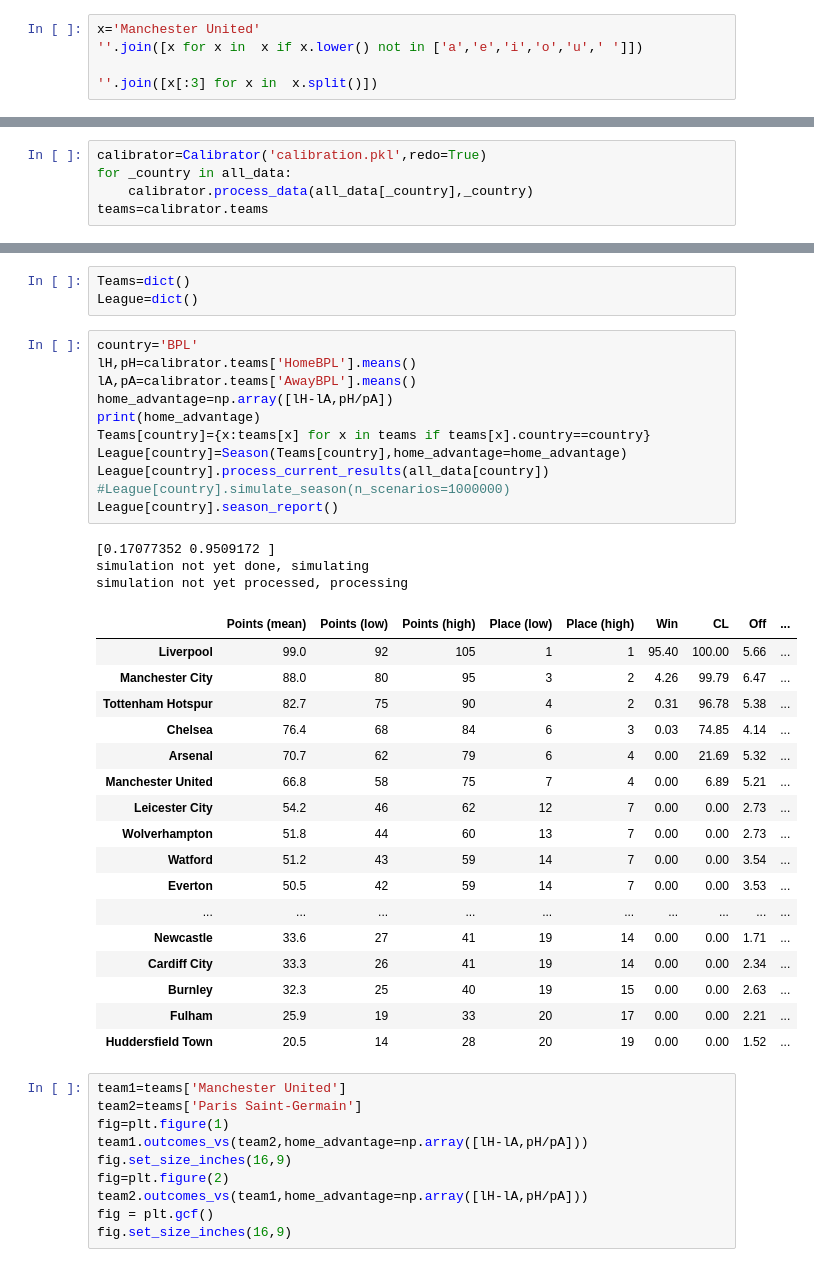
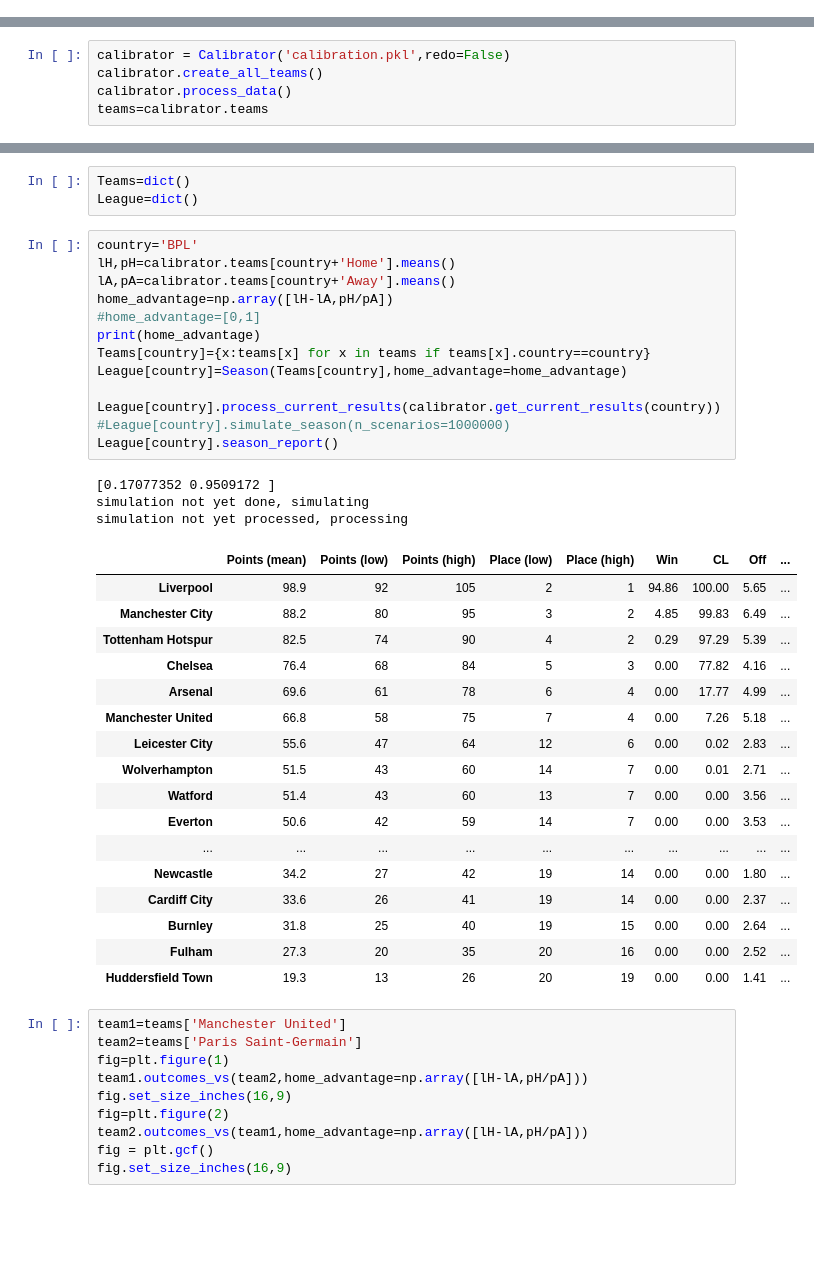
Before and after one commit to tchnvkng/football_sim, a Jupyter notebook: pl2.ipynb, the cells around one changed output, grey strips where cells are left out. Drawn from its saved outputs; the diff is of its cells as text; blank space fills up the shorter version.

```diff
--- a/pl2.ipynb
+++ b/pl2.ipynb
@@ -35,5 +9,0 @@ urls = {'EN': 'http://www.football-data.co.uk/mmz4281/1819/E0.csv',
-# %%
-x='Manchester United'
-''.join([x for x in  x if x.lower() not in ['a','e','i','o','u',' ']])
-
-''.join([x[:3] for x in  x.split()])
@@ -63,6 +10,6 @@ all_data['BPL'].tail(10)
 # %%
-calibrator=Calibrator('calibration.pkl',redo=True)
-for _country in all_data:
-    calibrator.process_data(all_data[_country],_country)
+calibrator = Calibrator('calibration.pkl',redo=False)
+calibrator.create_all_teams()
+calibrator.process_data()
 teams=calibrator.teams
 # %% [output]
@@ -88,36 +21,38 @@ Teams=dict()
 League=dict()
 # %%
 country='BPL'
-lH,pH=calibrator.teams['HomeBPL'].means()
-lA,pA=calibrator.teams['AwayBPL'].means()
+lH,pH=calibrator.teams[country+'Home'].means()
+lA,pA=calibrator.teams[country+'Away'].means()
 home_advantage=np.array([lH-lA,pH/pA])
+#home_advantage=[0,1]
 print(home_advantage)
 Teams[country]={x:teams[x] for x in teams if teams[x].country==country}
 League[country]=Season(Teams[country],home_advantage=home_advantage)
-League[country].process_current_results(all_data[country])
+
+League[country].process_current_results(calibrator.get_current_results(country))
 #League[country].simulate_season(n_scenarios=1000000)
 League[country].season_report()
 # %% [output]
 [0.17077352 0.9509172 ]
 simulation not yet done, simulating
 simulation not yet processed, processing
 |  | Points (mean) | Points (low) | Points (high) | Place (low) | Place (high) | Win | CL | Off | ... |
-| Liverpool | 99.0 | 92 | 105 | 1 | 1 | 95.40 | 100.00 | 5.66 | ... |
-| Manchester City | 88.0 | 80 | 95 | 3 | 2 | 4.26 | 99.79 | 6.47 | ... |
-| Tottenham Hotspur | 82.7 | 75 | 90 | 4 | 2 | 0.31 | 96.78 | 5.38 | ... |
-| Chelsea | 76.4 | 68 | 84 | 6 | 3 | 0.03 | 74.85 | 4.14 | ... |
-| Arsenal | 70.7 | 62 | 79 | 6 | 4 | 0.00 | 21.69 | 5.32 | ... |
-| Manchester United | 66.8 | 58 | 75 | 7 | 4 | 0.00 | 6.89 | 5.21 | ... |
-| Leicester City | 54.2 | 46 | 62 | 12 | 7 | 0.00 | 0.00 | 2.73 | ... |
-| Wolverhampton | 51.8 | 44 | 60 | 13 | 7 | 0.00 | 0.00 | 2.73 | ... |
-| Watford | 51.2 | 43 | 59 | 14 | 7 | 0.00 | 0.00 | 3.54 | ... |
-| Everton | 50.5 | 42 | 59 | 14 | 7 | 0.00 | 0.00 | 3.53 | ... |
+| Liverpool | 98.9 | 92 | 105 | 2 | 1 | 94.86 | 100.00 | 5.65 | ... |
+| Manchester City | 88.2 | 80 | 95 | 3 | 2 | 4.85 | 99.83 | 6.49 | ... |
+| Tottenham Hotspur | 82.5 | 74 | 90 | 4 | 2 | 0.29 | 97.29 | 5.39 | ... |
+| Chelsea | 76.4 | 68 | 84 | 5 | 3 | 0.00 | 77.82 | 4.16 | ... |
+| Arsenal | 69.6 | 61 | 78 | 6 | 4 | 0.00 | 17.77 | 4.99 | ... |
+| Manchester United | 66.8 | 58 | 75 | 7 | 4 | 0.00 | 7.26 | 5.18 | ... |
+| Leicester City | 55.6 | 47 | 64 | 12 | 6 | 0.00 | 0.02 | 2.83 | ... |
+| Wolverhampton | 51.5 | 43 | 60 | 14 | 7 | 0.00 | 0.01 | 2.71 | ... |
+| Watford | 51.4 | 43 | 60 | 13 | 7 | 0.00 | 0.00 | 3.56 | ... |
+| Everton | 50.6 | 42 | 59 | 14 | 7 | 0.00 | 0.00 | 3.53 | ... |
 | ... | ... | ... | ... | ... | ... | ... | ... | ... | ... |
-| Newcastle | 33.6 | 27 | 41 | 19 | 14 | 0.00 | 0.00 | 1.71 | ... |
-| Cardiff City | 33.3 | 26 | 41 | 19 | 14 | 0.00 | 0.00 | 2.34 | ... |
-| Burnley | 32.3 | 25 | 40 | 19 | 15 | 0.00 | 0.00 | 2.63 | ... |
-| Fulham | 25.9 | 19 | 33 | 20 | 17 | 0.00 | 0.00 | 2.21 | ... |
-| Huddersfield Town | 20.5 | 14 | 28 | 20 | 19 | 0.00 | 0.00 | 1.52 | ... |
+| Newcastle | 34.2 | 27 | 42 | 19 | 14 | 0.00 | 0.00 | 1.80 | ... |
+| Cardiff City | 33.6 | 26 | 41 | 19 | 14 | 0.00 | 0.00 | 2.37 | ... |
+| Burnley | 31.8 | 25 | 40 | 19 | 15 | 0.00 | 0.00 | 2.64 | ... |
+| Fulham | 27.3 | 20 | 35 | 20 | 16 | 0.00 | 0.00 | 2.52 | ... |
+| Huddersfield Town | 19.3 | 13 | 26 | 20 | 19 | 0.00 | 0.00 | 1.41 | ... |
 # %%
 team1=teams['Manchester United']
 team2=teams['Paris Saint-Germain']
```
Also changed, not shown: parts of 4 cells of this notebook, 1 other file.
